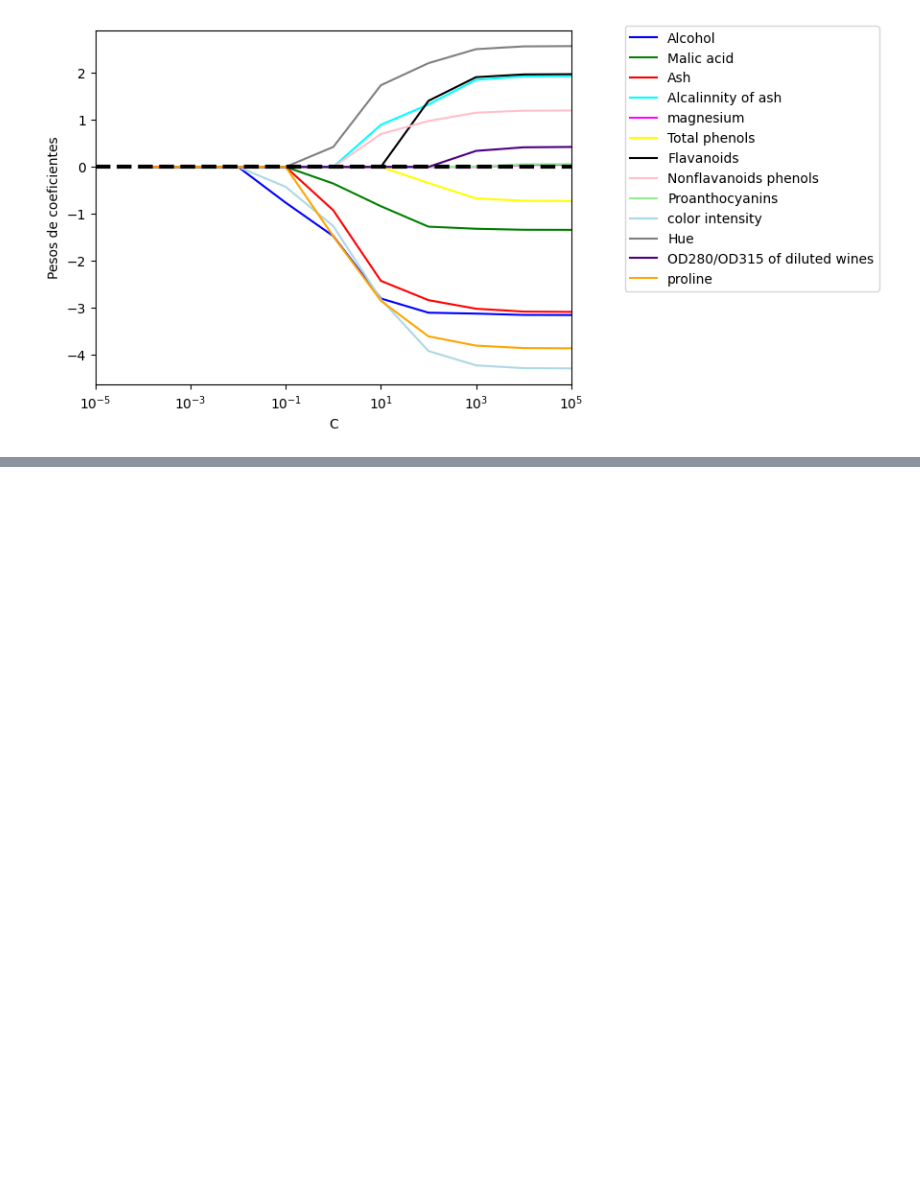
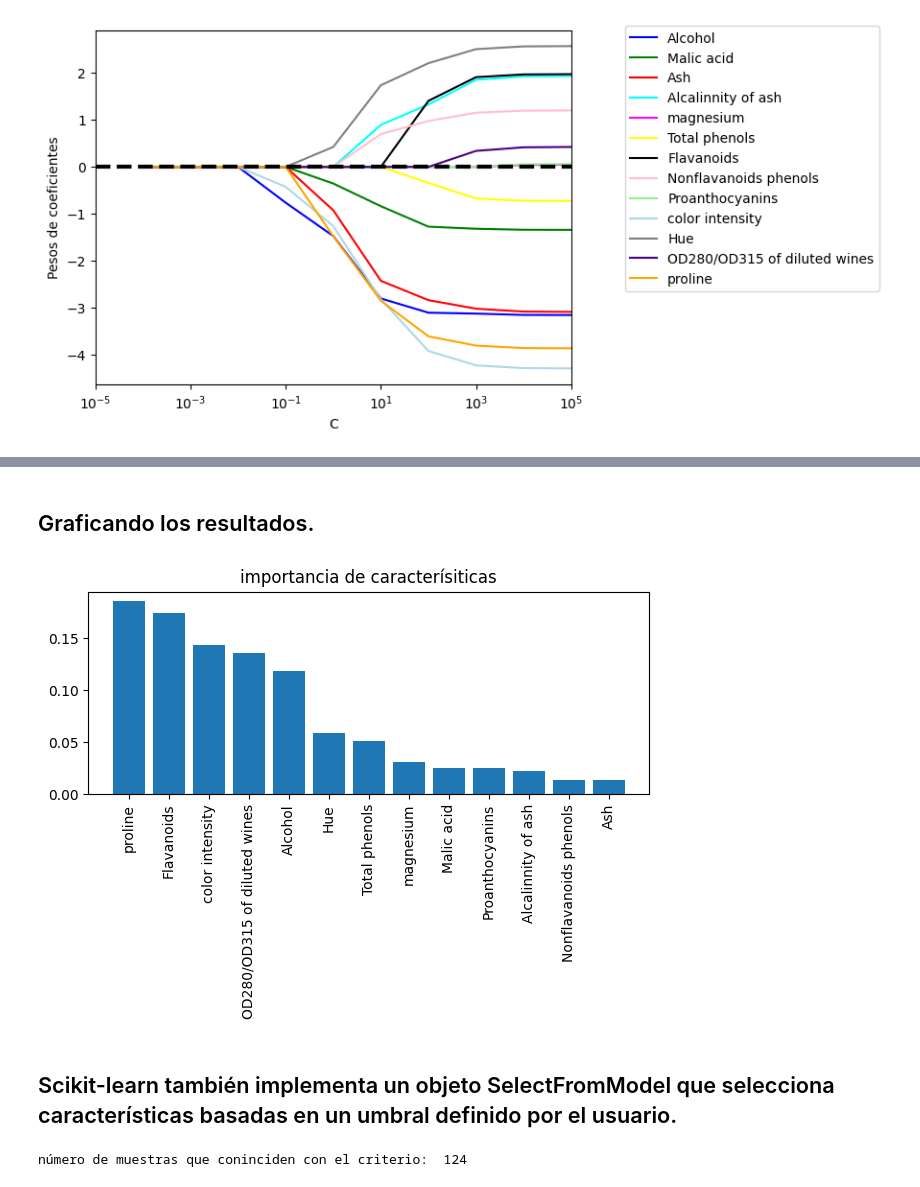
Before and after one commit to juancaalcaraz/practicaML, a Jupyter notebook: practicando_DS_wine.ipynb, the cells around one changed output, grey strips where cells are left out. Drawn from its saved outputs; the diff is of its cells as text; code cells hidden in the pictures; blank space fills up the shorter version.

```diff
--- a/practicando_DS_wine.ipynb
+++ b/practicando_DS_wine.ipynb
@@ -121,0 +214,7 @@ plt.show()
+# %%
+from sklearn.ensemble import RandomForestClassifier
+etiquetas = df_wine.columns[1:]
+forest = RandomForestClassifier(n_estimators=500, random_state=1)
+forest.fit(X_train, y_train)
+importancia = forest.feature_importances_
+indices = np.argsort(importancia)[::-1]
@@ -121,0 +244,21 @@ plt.show()
+# %% [markdown]
+## Graficando los resultados.
+# %%
+plt.title('importancia de caracterísiticas')
+plt.bar(range(X_train.shape[1]), importancia[indices], align='center')
+plt.xticks(range(X_train.shape[1]), etiquetas[indices], rotation=90)
+plt.xlim([-1, X_train.shape[1]])
+plt.tight_layout()
+plt.show()
+# %% [output]
+[figure, added]
+# %% [markdown]
+## Scikit-learn también implementa un objeto SelectFromModel que selecciona características basadas en un umbral definido por el usuario.
+# %%
+# Seleccionando las caracterisicas que obtengan una puntuacion 0.1 o mayor
+from sklearn.feature_selection import SelectFromModel
+sfm = SelectFromModel(forest, threshold=0.1, prefit=True)
+X_selected = sfm.transform(X_train)
+print('número de muestras que coninciden con el criterio: ', X_selected.shape[0])
+# %% [output]
+número de muestras que coninciden con el criterio:  124
```
Also changed, not shown: parts of 15 cells of this notebook.
